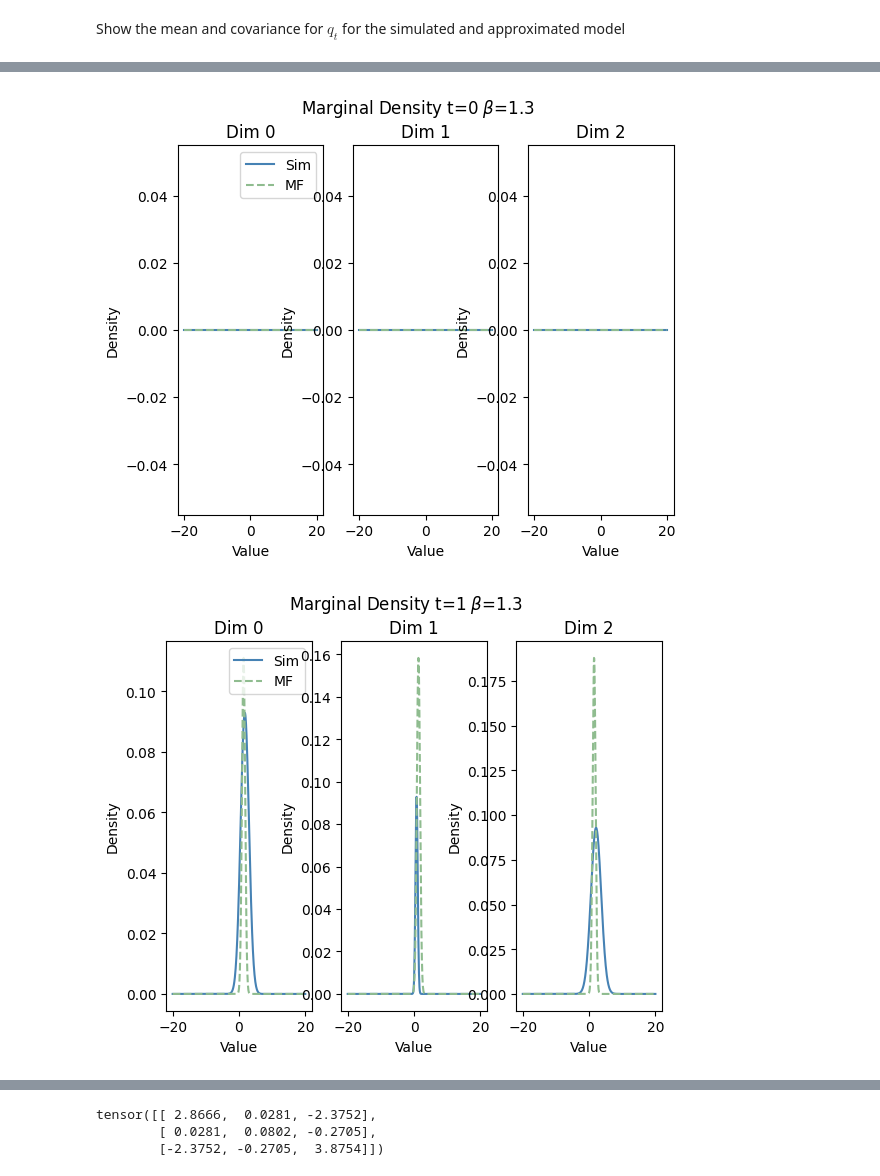
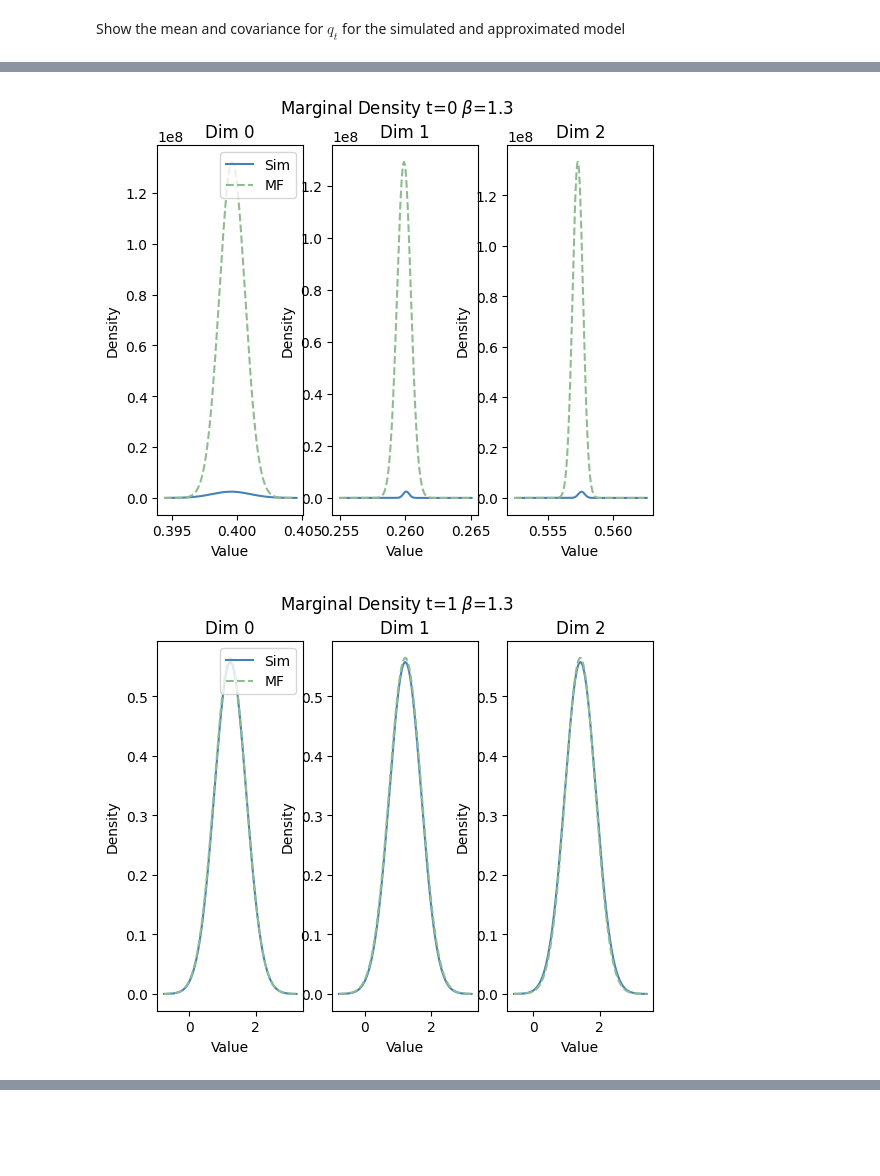
Before and after one commit to muxitox/nanoGPT, a Jupyter notebook: simple_model/simple_output_model_q.ipynb, the cells around one changed output, grey strips where cells are left out. Drawn from its saved outputs; the diff is of its cells as text; code cells hidden in the pictures; blank space fills up the shorter version.

Commit message:
Git gaussian plotting

```diff
--- a/simple_model/simple_output_model_q.ipynb
+++ b/simple_model/simple_output_model_q.ipynb
@@ -130,7 +136,7 @@ def forward_mf(mu, cov, tok_emb, W_k, W_q, beta):
 # %% [markdown]
 ### Experiment settings
 # %%
-num_trials = 15000
+num_trials = 20000
 num_running_steps = 5
 # %% [markdown]
 ### Network settings
@@ -543,16 +559,32 @@ Show the mean and covariance for $q_t$ for the simulated and approximated model
 # %%
 for t in timesteps_to_examine:
     # mean and cov for the simulated model
-    q_sim_mean_t = torch.mean(tok_stats_sim[:,t,:] @ W_k.T, dim=0)
-    q_sim_cov_t = torch.cov((tok_stats_sim[:,t,:] @ W_k.T).T)
+    q_sim_mean_t = torch.mean(tok_stats_sim[:,t,:] @ W_q.T, dim=0)
+    q_sim_cov_t = torch.cov((tok_stats_sim[:,t,:] @ W_q.T).T)
+
+    # Add small perturbation to the covariance matrix to force it being positive definite
+    diag = torch.diag(torch.ones(num_patterns, num_patterns), diagonal=0) * 10**(-6)
+    q_sim_cov_t += diag
 
     dist_sim = torch.distributions.MultivariateNormal(loc=q_sim_mean_t, covariance_matrix=q_sim_cov_t)
 
     # Distribution for the approximated model
-
     dist_mf = torch.distributions.MultivariateNormal(loc=q_mf_t[t], covariance_matrix=q_mf_cov_t[t])
 
-    grid = torch.linspace(-20, 20, 500)  # adjust range if mean is far from 0
+    print(t)
+    print("q sim", q_sim_mean_t)
+    print("q mf", q_mf_t[t])
+    print("q sim cov", q_sim_cov_t)
+    print("q mf cov", q_mf_cov_t[t])
+
+    # Grid config
+    num_elems_grid = 500
+    if t == 0:
+        grid_width = 0.005
+    else:
+        grid_width = 2
+    grid = torch.linspace(-grid_width, grid_width, num_elems_grid)  # adjust range if mean is far from 0
+
 
     # Plot
     fig, axes = plt.subplots(1, 3)
@@ -561,7 +593,7 @@ for t in timesteps_to_examine:
         # Simulated model
         # Prepare input: all means, but vary the selected dimension
         x_sim = q_sim_mean_t.repeat(len(grid), 1)  # shape: (grid_size, N)
-        x_sim[:, i] = grid             # vary selected dimension
+        x_sim[:, i] += grid             # vary selected dimension, center on mean
 
         logp_sim = dist_sim.log_prob(x_sim)
         p_sim = torch.exp(logp_sim).numpy()
@@ -569,13 +601,13 @@ for t in timesteps_to_examine:
         # Approximated model
         # Prepare input: all means, but vary the selected dimension
         x_mf = q_mf_t[t].repeat(len(grid), 1)  # shape: (grid_size, N)
-        x_mf[:, i] = grid             # vary selected dimension
+        x_mf[:, i] += grid             # vary selected dimension, center on mean
 
         logp_mf = dist_mf.log_prob(x_sim)
         p_mf = torch.exp(logp_mf).numpy()
 
-        axes[i].plot(grid.numpy(), p_sim, label=f'Sim', color='steelblue')
-        axes[i].plot(grid.numpy(), p_mf, "--", label=f'MF', color='darkseagreen')
+        axes[i].plot(x_sim[:, i], p_sim, label=f'Sim', color='steelblue')
+        axes[i].plot(x_mf[:, i], p_mf, "--", label=f'MF', color='darkseagreen')
         axes[i].set_title(f'Dim {i}')
         axes[i].set_xlabel('Value')
         axes[i].set_ylabel('Density')
@@ -595,2 +640,2 @@ torch.Size([3]) torch.Size([3, 3])
-[figure, old version]
+[figure, new version]
-[figure, old version]
+[figure, new version]
@@ -599,6 +643,0 @@ torch.Size([3]) torch.Size([3, 3])
-# %%
-q_sim_cov_t
-# %% [output]
-tensor([[ 2.8666,  0.0281, -2.3752],
-        [ 0.0281,  0.0802, -0.2705],
-        [-2.3752, -0.2705,  3.8754]])
```
Also changed, not shown: parts of 11 cells of this notebook.
